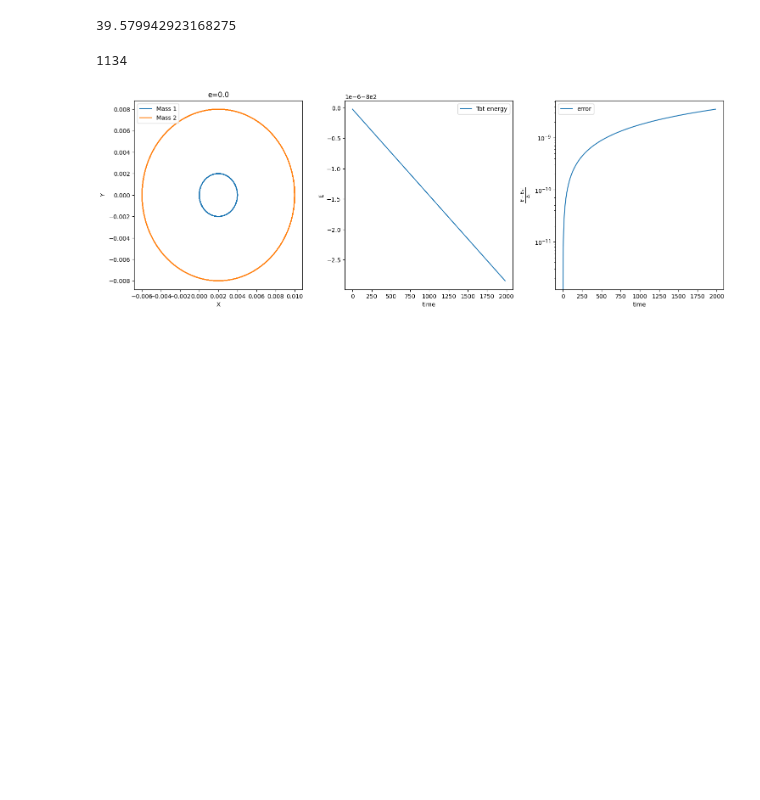
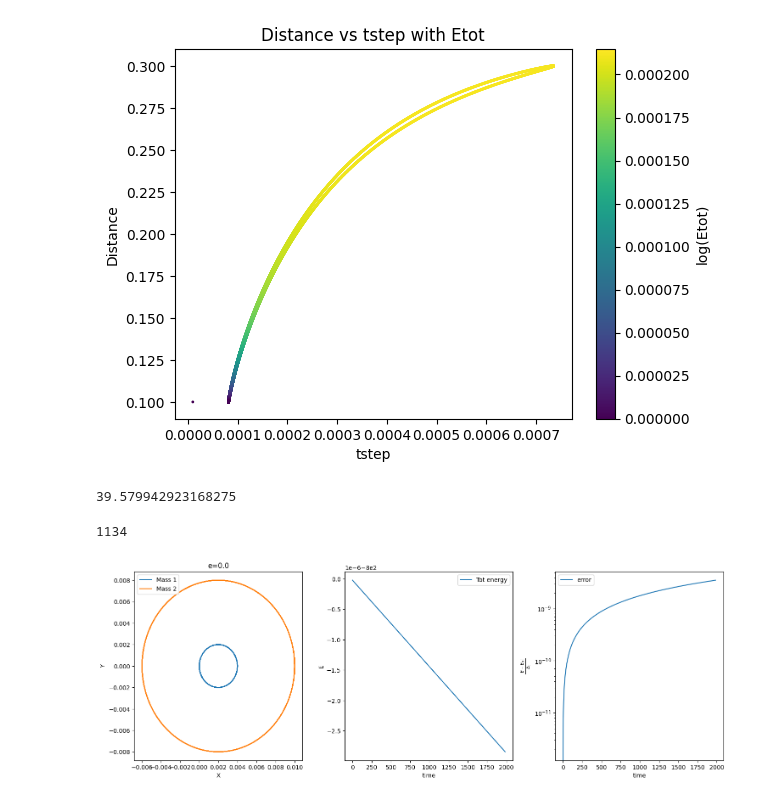
Before and after one commit to Berto70/pod_compastro23, a Jupyter notebook: Fireworks/fireworks_test/scripts/ass_3/test_files.ipynb, the cells around one changed output. Cells and saved outputs as stored; diff of their text form; code cells hidden in the pictures; blank space fills up the shorter version.

```diff
--- a/Fireworks/fireworks_test/scripts/ass_3/test_files.ipynb
+++ b/Fireworks/fireworks_test/scripts/ass_3/test_files.ipynb
@@ -45,3 +45,14 @@ plt.yscale('log')
+# %%
+plt.scatter(data_0001[:,5], np.sqrt((data_0001[:,0]-data_0001[:,2])**2 + (data_0001[:,1] - data_0001[:,3])**2), c=np.abs((data_0001[:,4]-data_0001[0,4])/(data_0001[0,4])), s=1)
+plt.colorbar(label='log(Etot)')
+plt.xlabel('tstep')
+plt.ylabel('Distance')
+# plt.xlim(10e-5, 10e-02)
+# plt.ylim(-1, 2)
+plt.title('Distance vs tstep with Etot')
+plt.show()
+# %% [output]
+[figure, added]
 # %%
 # np.min(data_0001[:,5])
 np.max(data_0001[:,5])
```
Also changed, not shown: parts of 5 cells of this notebook.
